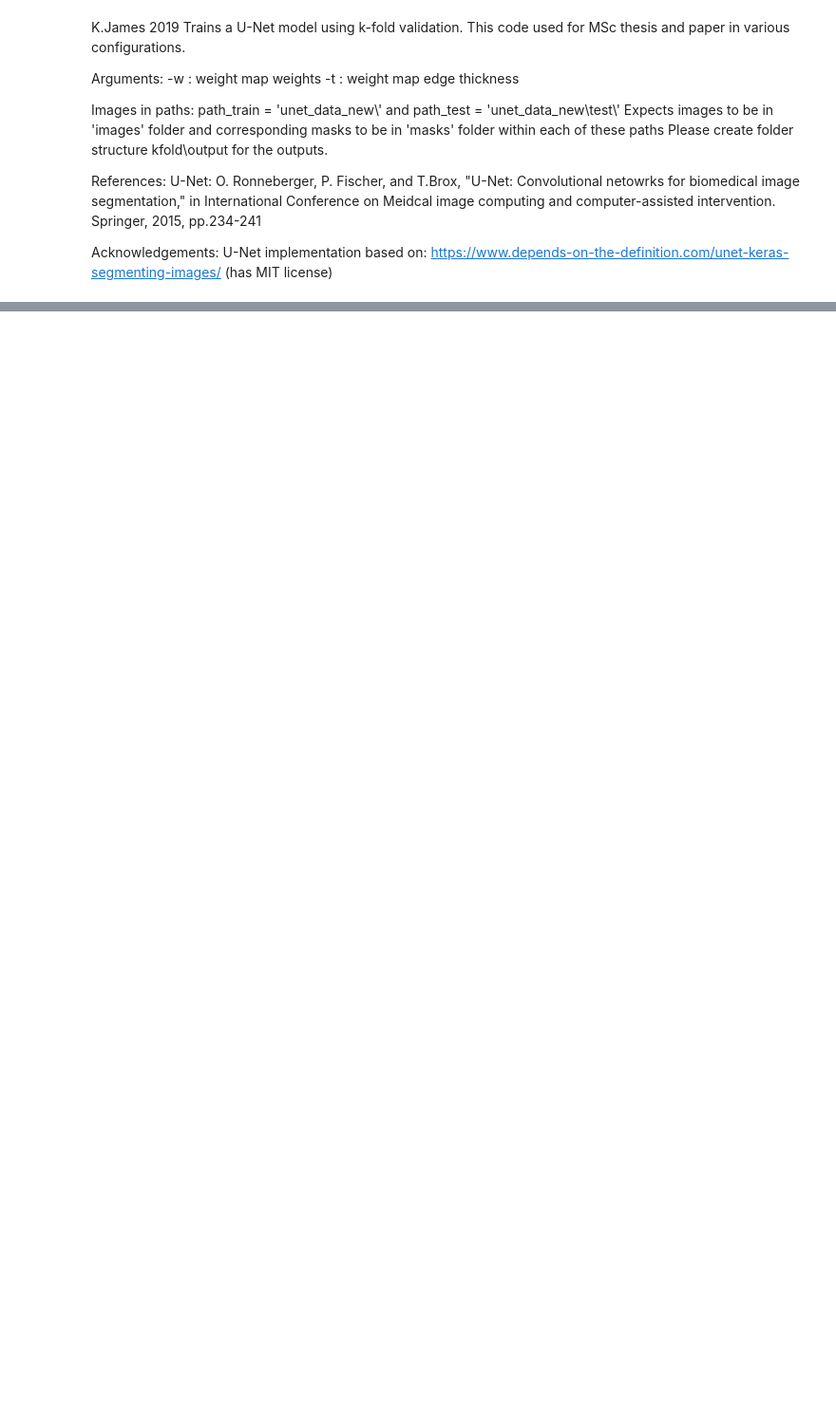
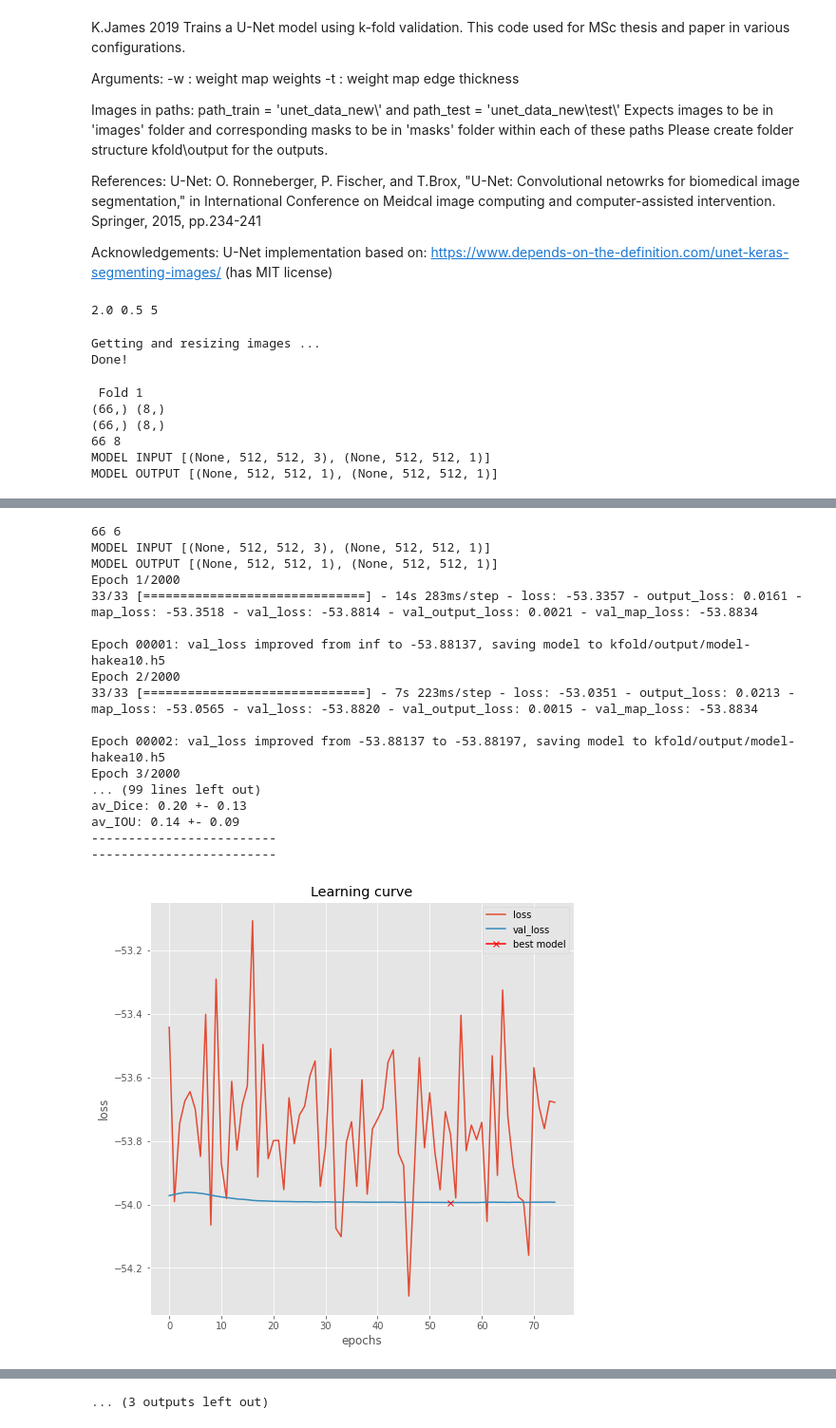
Before and after one commit to MitchStares/DroneML, a Jupyter notebook: weight_map_loss/kfold_wmbl_unet.ipynb, the cells around one changed output, grey strips where cells are left out. Shown at 95% size. Cells and saved outputs as stored; diff of their text form; code cells hidden in the pictures; blank space fills up the shorter version.

Commit message:
Fix kfold.ipynb to run in collabs

```diff
--- a/weight_map_loss/kfold_wmbl_unet.ipynb
+++ b/weight_map_loss/kfold_wmbl_unet.ipynb
@@ -54,12 +115,12 @@ def get_data(path, load_masks=True):
     print('Getting and resizing images ... ')
     for i in range(l):
 
-        image = cv2.imread(path + "images\\" + ids[i])
+        image = cv2.imread(path + "images/" + ids[i])
         x_img = cv2.resize(image,(im_height, im_width))
 
 
         if load_masks:
-            mask = cv2.imread(path + 'masks\\' + idsmasks[i],0)
+            mask = cv2.imread(path + 'masks/' + idsmasks[i],0)
             mask = cv2.resize(mask,(im_height, im_width))
             ret,mask = cv2.threshold(mask,127,255,cv2.THRESH_BINARY) #thresh to fix any px that arent quite 1 or 0 after resize
             mask = mask.reshape((im_height, im_width,1))
@@ -193,6 +254,7 @@ def get_unet(input_img, n_filters=16, dropout=0.5, batchnorm=True):
 # %%
 #   Arguments
 ap = argparse.ArgumentParser()
+ap.add_argument('-f')
 ap.add_argument("-w", "--weights", type=str, default="2,0.5")
 ap.add_argument("-t", "--thick", type=int, default=5)
 args = vars(ap.parse_args())
@@ -203,8 +265,8 @@ weights =list(map(float,args["weights"].split(',')))
 im_width = 512
 im_height = 512
 border = 5
-path_train = 'unet_data_new\\'
-path_test = 'unet_data_new\\test\\'
+path_train = 'unet_data_new/'
+path_test = 'unet_data_new/test/'
 U = weights[0] #background
 L = weights[1] #edge
 t = args["thick"]
@@ -212,15 +274,20 @@ print(U,L,t)
 #F=weights[1]
 #L=weights[2]
 #------------------------------------------
+# %% [output]
+2.0 0.5 5
+# %%
+#Train -------
+X, y = get_data(path_train, load_masks=True)
+kfold = KFold(n_splits=10, shuffle=True, random_state=42) #<----------------------------------------------------------------
+fold = 0
+overall_metrics = [[],[],[],[],[],[],[],[],[],[],[]]
+names = ["precision","recall","F1","Dice","IOU","Accuracy","av_precision","av_recall","av_F1","av_Dice","av_IOU"]
+# %% [output]
+Getting and resizing images ...
+Done!
 # %%
-#Train -------
-X, y = get_data(path_train, load_masks=True)
-kfold = KFold(n_splits=10, shuffle=True, random_state=42) #<----------------------------------------------------------------
-fold = 0
-overall_metrics = [[],[],[],[],[],[],[],[],[],[],[]]
-names = ["precision","recall","F1","Dice","IOU","Accuracy","av_precision","av_recall","av_F1","av_Dice","av_IOU"]
 #------------
-
 for train_indices, val_indices in kfold.split(X, y):
     fold+=1
     print("\n \n Fold {}".format(fold))
@@ -303,7 +370,7 @@ for train_indices, val_indices in kfold.split(X, y):
     callbacks = [
         EarlyStopping(patience=20, verbose=1),
         ReduceLROnPlateau(factor=0.1, patience=3, min_lr=0.00001, verbose=1),
-        ModelCheckpoint('kfold\\output\\model-hakea{}.h5'.format(fold), verbose=1, save_best_only=True, save_weights_only=True)
+        ModelCheckpoint('kfold/output/model-hakea{}.h5'.format(fold), verbose=1, save_best_only=True, save_weights_only=True)
     ]
 
     a =  [X_valid,w_valid]
@@ -318,7 +385,7 @@ for train_indices, val_indices in kfold.split(X, y):
     plt.xlabel("epochs")
     plt.ylabel("loss")
     plt.legend()
-    plt.savefig('kfold\\output\\LearningCurve{}'.format(fold),bbox_inches='tight')
+    plt.savefig('kfold/output/LearningCurve{}'.format(fold),bbox_inches='tight')
 
 
 
@@ -328,7 +395,7 @@ for train_indices, val_indices in kfold.split(X, y):
     sgd = SGD(lr=0.01, decay=1e-6, momentum=0.99, nesterov=True)
     inference.compile(optimizer=sgd, loss="binary_crossentropy", metrics=['accuracy'])
 
-    inference.load_weights('kfold\\output\\model-hakea{}.h5'.format(fold))
+    inference.load_weights('kfold/output/model-hakea{}.h5'.format(fold))
 
     preds_val = inference.predict(X_valid, verbose=1)
 
@@ -365,7 +432,7 @@ for train_indices, val_indices in kfold.split(X, y):
     overall_metrics[9].append(m.dice(False))
     overall_metrics[10].append(m.iou(False))
 
-    f = open("kfold\\output\\{}.txt".format(fold),"w+")
+    f = open("kfold/output/{}.txt".format(fold),"w+")
     f.write("           Batchwise,         Average\n")
     f.write("Precision {:.2f} {:.2f}\n".format(m.precison(True),m.precison(False)))
     f.write("Recall    {:.2f} {:.2f}\n".format(m.recall(True),m.recall(False)))
@@ -376,7 +443,7 @@ for train_indices, val_indices in kfold.split(X, y):
     f.close()
 
 
-f = open("kfold\\output\\cumulative_results.txt","w+")
+f = open("kfold/output/cumulative_results.txt","w+")
 
 print('-------------------------')
 print('-------------------------')
@@ -391,3 +458,10 @@ for m in range(len(overall_metrics)):
 print('-------------------------')
 print('-------------------------')
 f.close()
+# %% [output]
+ Fold 1
+(66,) (8,)
+(66,) (8,)
+66 8
+MODEL INPUT [(None, 512, 512, 3), (None, 512, 512, 1)]
+MODEL OUTPUT [(None, 512, 512, 1), (None, 512, 512, 1)]
@@ -393,0 +519,18 @@ f.close()
+66 6
+MODEL INPUT [(None, 512, 512, 3), (None, 512, 512, 1)]
+MODEL OUTPUT [(None, 512, 512, 1), (None, 512, 512, 1)]
+Epoch 1/2000
+33/33 [==============================] - 14s 283ms/step - loss: -53.3357 - output_loss: 0.0161 - map_loss: -53.3518 - val_loss: -53.8814 - val_output_loss: 0.0021 - val_map_loss: -53.8834
+
+Epoch 00001: val_loss improved from inf to -53.88137, saving model to kfold/output/model-hakea10.h5
+Epoch 2/2000
+33/33 [==============================] - 7s 223ms/step - loss: -53.0351 - output_loss: 0.0213 - map_loss: -53.0565 - val_loss: -53.8820 - val_output_loss: 0.0015 - val_map_loss: -53.8834
+
+Epoch 00002: val_loss improved from -53.88137 to -53.88197, saving model to kfold/output/model-hakea10.h5
+Epoch 3/2000
+... (99 lines left out)
+av_Dice: 0.20 +- 0.13
+av_IOU: 0.14 +- 0.09
+-------------------------
+-------------------------
+[figure, added]
@@ -393,0 +543 @@ f.close()
+... (3 outputs left out)
```
Also changed, not shown: parts of 10 cells of this notebook, 32 other files.
